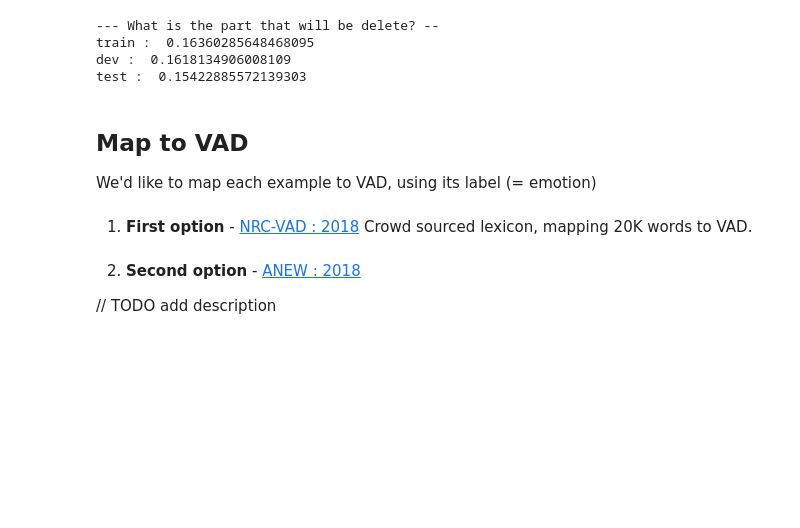
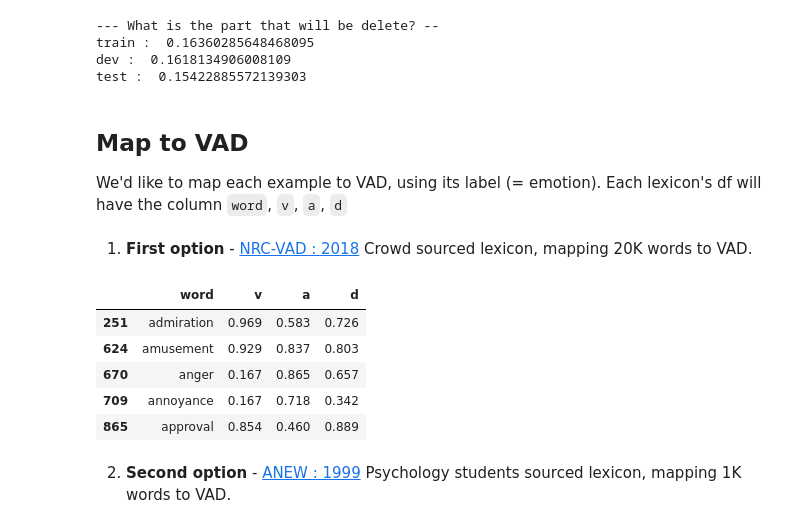
Before and after one commit to matanbt/emotion-recognition-nlp-project, a Jupyter notebook: notebooks/GoEmotions_Data-Analysis.ipynb, the cells around one changed output. Saved outputs shown, nothing was run; the diff lists cells and outputs as text; code cells hidden in the pictures; blank space fills up the shorter version.

```diff
--- a/notebooks/GoEmotions_Data-Analysis.ipynb
+++ b/notebooks/GoEmotions_Data-Analysis.ipynb
@@ -82,15 +97,27 @@ dev_one_label = dev[dev['labels_count'] == 1]
 test_one_label = test[test['labels_count'] == 1]
 # %% [markdown]
 ## Map to VAD
-We'd like to map each example to VAD, using its label (= emotion)
+We'd like to map each example to VAD, using its label (= emotion).
+Each lexicon's df will have the column `word`, `v`, `a`, `d`
 # %% [markdown]
 1. **First option** - [NRC-VAD : 2018](http://saifmohammad.com/WebPages/nrc-vad.html)
 Crowd sourced lexicon, mapping 20K words to VAD.
 # %%
-# TODO fetch mapping from `data/mapping-emotions-to-vad/nrc-vad/NRC-VAD-Lexicon.txt`
+NRC_VAD_LEXICON_PATH = "data/mapping-emotions-to-vad/nrc-vad/NRC-VAD-Lexicon.txt"
+df_nrc = pd.read_csv(NRC_VAD_LEXICON_PATH, sep="\t",
+                     names=['word', 'v', 'a', 'd'])
+
+# desired mapping from NRC
+mapping_nrc = df_nrc[df_nrc["word"].apply(lambda word: word in labels_list)]
+mapping_nrc.head()
+# %% [output]
+|  | word | v | a | d |
+| 251 | admiration | 0.969 | 0.583 | 0.726 |
+| 624 | amusement | 0.929 | 0.837 | 0.803 |
+| 670 | anger | 0.167 | 0.865 | 0.657 |
+| 709 | annoyance | 0.167 | 0.718 | 0.342 |
+| 865 | approval | 0.854 | 0.460 | 0.889 |
 # %% [markdown]
-2. **Second option** - [ANEW : 2018](https://pdodds.w3.uvm.edu/teaching/courses/2009-08UVM-300/docs/others/everything/bradley1999a.pdf)
-
-
-// TODO add description
+2. **Second option** - [ANEW : 1999](https://pdodds.w3.uvm.edu/teaching/courses/2009-08UVM-300/docs/others/everything/bradley1999a.pdf)
+Psychology students sourced lexicon, mapping 1K words to VAD.
 # %%
```
Also changed, not shown: parts of 6 cells of this notebook.
